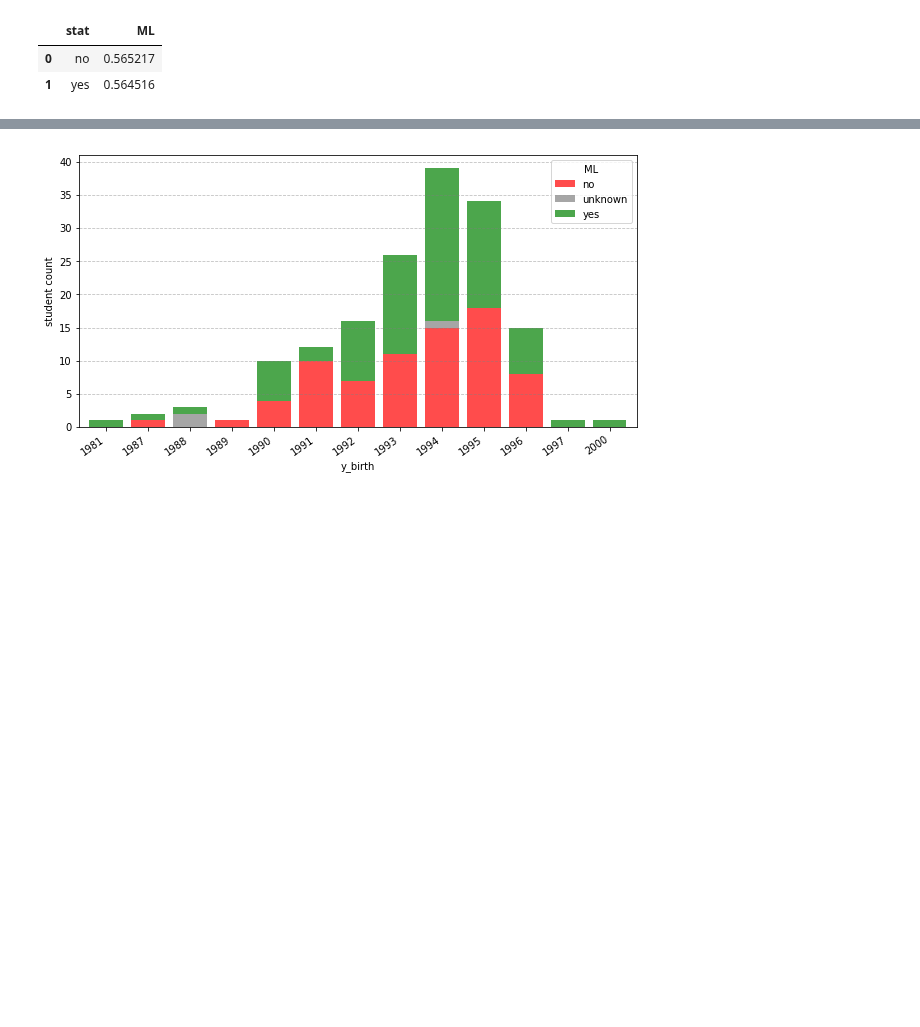
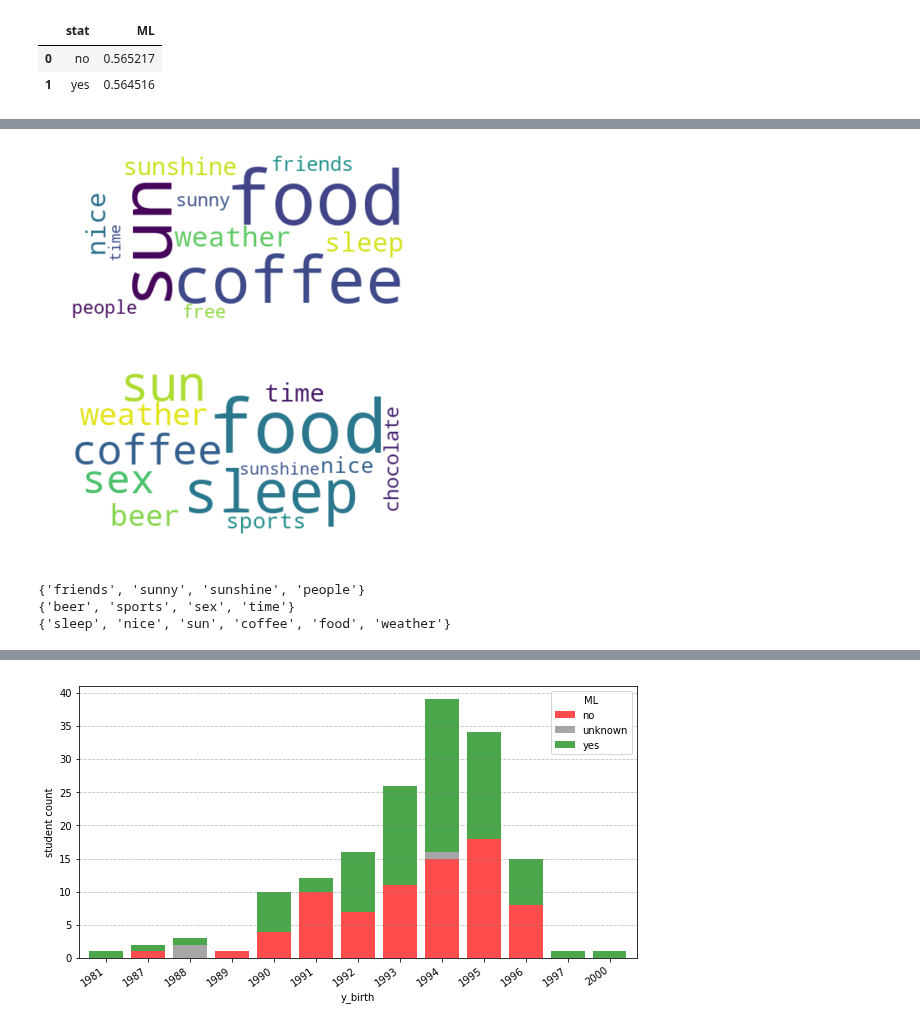
Before and after one commit to FionaLippert/DataMining, a Jupyter notebook: data_plotting.ipynb, the cells around one changed output, grey strips where cells are left out. Saved outputs shown, nothing was run; the diff lists cells and outputs as text; code cells hidden in the pictures; blank space fills up the shorter version.

```diff
--- a/data_plotting.ipynb
+++ b/data_plotting.ipynb
@@ -274,0 +299,11 @@ stat_ML_corr.groupby(['stat'], as_index=False).mean().sort_values(by='ML',ascend
+# %%
+m_result = Counter(" ".join(male_word['good_all'].values.tolist()).split(" ")).items()
+m_filtered_words = {}
+m_set = set()
+for key, value in m_result:
+    if key and key!='good' and key!='day' and key not in stopwords.words('english'):
+        m_filtered_words.update({key: value})
+        if value > 6 and len(m_set) < 10:
+            m_set.update({key})
+print(m_set, len(m_set))
+sorted(m_filtered_words.items(), key=operator.itemgetter(1), reverse=True)[:10]
@@ -274,0 +322,12 @@ stat_ML_corr.groupby(['stat'], as_index=False).mean().sort_values(by='ML',ascend
+# %%
+f_result = Counter(" ".join(female_word['good_all'].values.tolist()).split(" ")).items()
+f_filtered_words = {}
+f_set = set()
+for key, value in f_result:
+    if key and key!='good' and key!='day' and key not in stopwords.words('english'):
+        f_filtered_words.update({key: value})
+        if value > 3 and len(f_set) < 10:
+            f_set.update({key})
+print(f_set, len(f_set))
+f_list = sorted(f_filtered_words.items(), key=operator.itemgetter(1), reverse=True)[:11]
+f_list
@@ -274,0 +347,23 @@ stat_ML_corr.groupby(['stat'], as_index=False).mean().sort_values(by='ML',ascend
+# %%
+wordcloud = WordCloud(background_color="white", max_words=12).generate_from_frequencies(f_filtered_words)
+
+plt.imshow(wordcloud, interpolation='bilinear')
+plt.axis("off")
+
+# lower max_font_size
+wordcloud = WordCloud(background_color="white", max_words=12).generate_from_frequencies(m_filtered_words)
+plt.figure()
+plt.imshow(wordcloud, interpolation="bilinear")
+plt.axis("off")
+plt.show()
+# %% [output]
+[figure, added]
+[figure, added]
+# %%
+print(f_set.difference(m_set))
+print(m_set.difference(f_set))
+print(m_set.intersection(f_set))
+# %% [output]
+{'friends', 'sunny', 'sunshine', 'people'}
+{'beer', 'sports', 'sex', 'time'}
+{'sleep', 'nice', 'sun', 'coffee', 'food', 'weather'}
```
Also changed, not shown: parts of 14 cells of this notebook.
